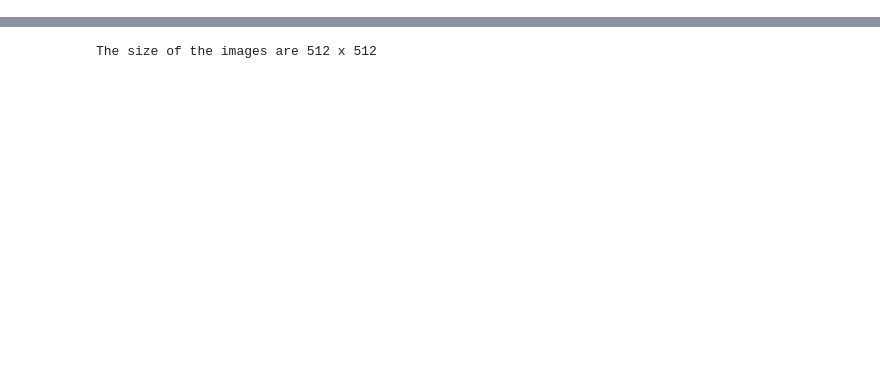
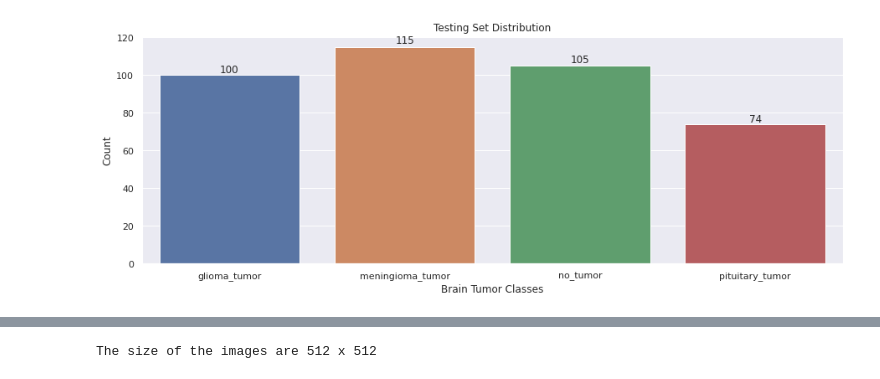
Before and after one commit to szelinghsu/BrainTumor, a Jupyter notebook: notebooks/brain_tumor.ipynb, the cells around one changed output, grey strips where cells are left out. Saved outputs shown, nothing was run; the diff lists cells and outputs as text; code cells hidden in the pictures; blank space fills up the shorter version.

```diff
--- a/notebooks/brain_tumor.ipynb
+++ b/notebooks/brain_tumor.ipynb
@@ -38 +162,5 @@ The names of the classes are ['meningioma_tumor', 'no_tumor', 'glioma_tumor', 'p
+# %%
+plot_class_distribution(test_labels_count, 'Testing Set Distribution')
+# %% [output]
+[figure, added]
 # %% [markdown]
```
Also changed, not shown: parts of 80 cells of this notebook.
